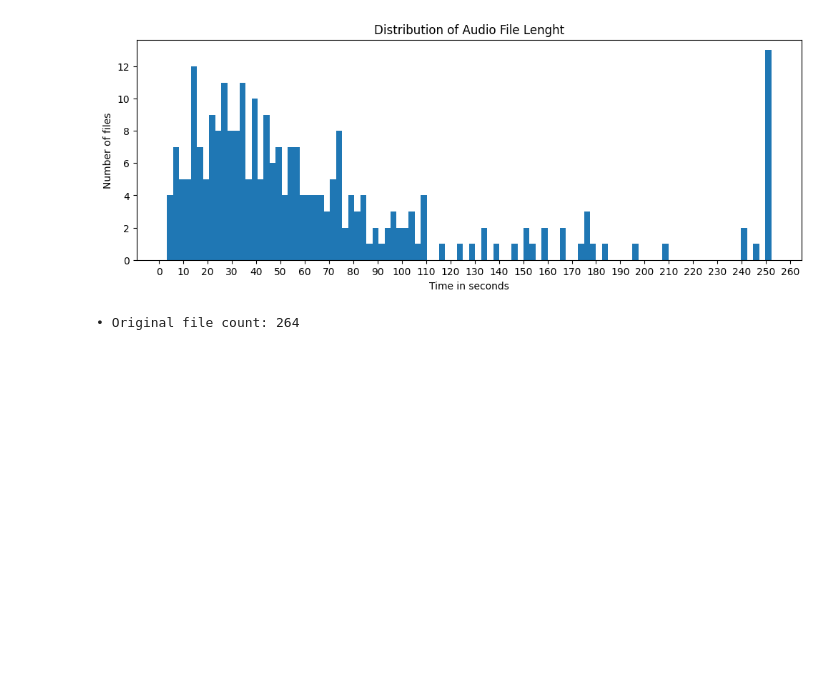
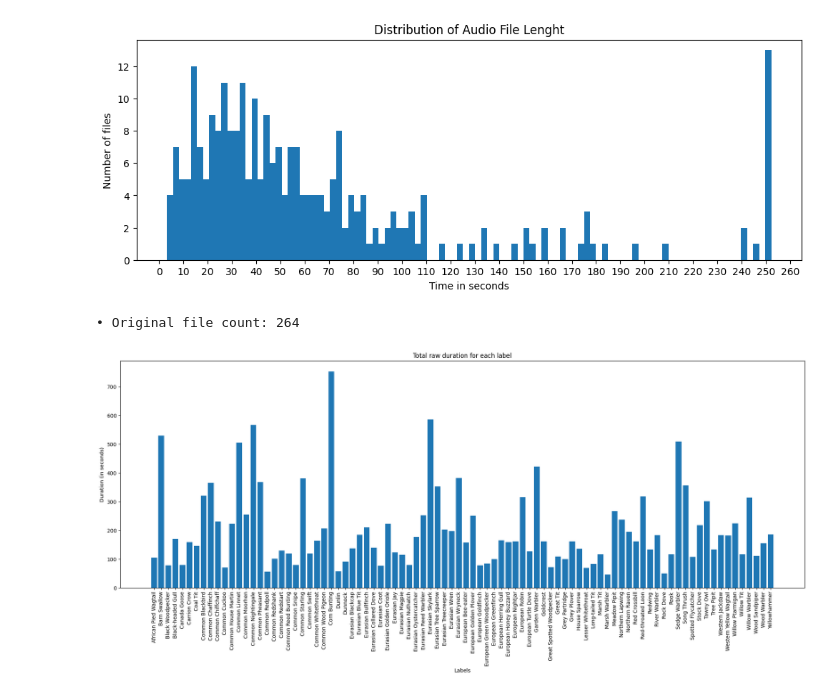
Before and after one commit to MatiasCarbone/ornithologist, a Jupyter notebook: notebooks/02-further_testing_cnn.ipynb, the cells around one changed output. Saved outputs shown, nothing was run; the diff lists cells and outputs as text; code cells hidden in the pictures; blank space fills up the shorter version.

Commit message:
feat: plot total duration for each label

```diff
--- a/notebooks/02-further_testing_cnn.ipynb
+++ b/notebooks/02-further_testing_cnn.ipynb
@@ -63,3 +63,16 @@ print(f'• Original file count: {len(metadata)}')
 # %% [output]
 [figure]
 • Original file count: 264
+# %%
+# Plot total duration for each label
+duration_sum = metadata.groupby('label').sum()
+
+fig, ax = plt.subplots(figsize=(24, 8))
+ax.set_title('Total raw duration for each label')
+ax.bar(x=duration_sum.index, height=duration_sum['duration'])
+ax.set_ylabel('Duration (in seconds)')
+ax.set_xlabel('Labels')
+plt.xticks(rotation=90)
+plt.show()
+# %% [output]
+[figure, added]
```
Also changed, not shown: parts of 1 cell of this notebook.
